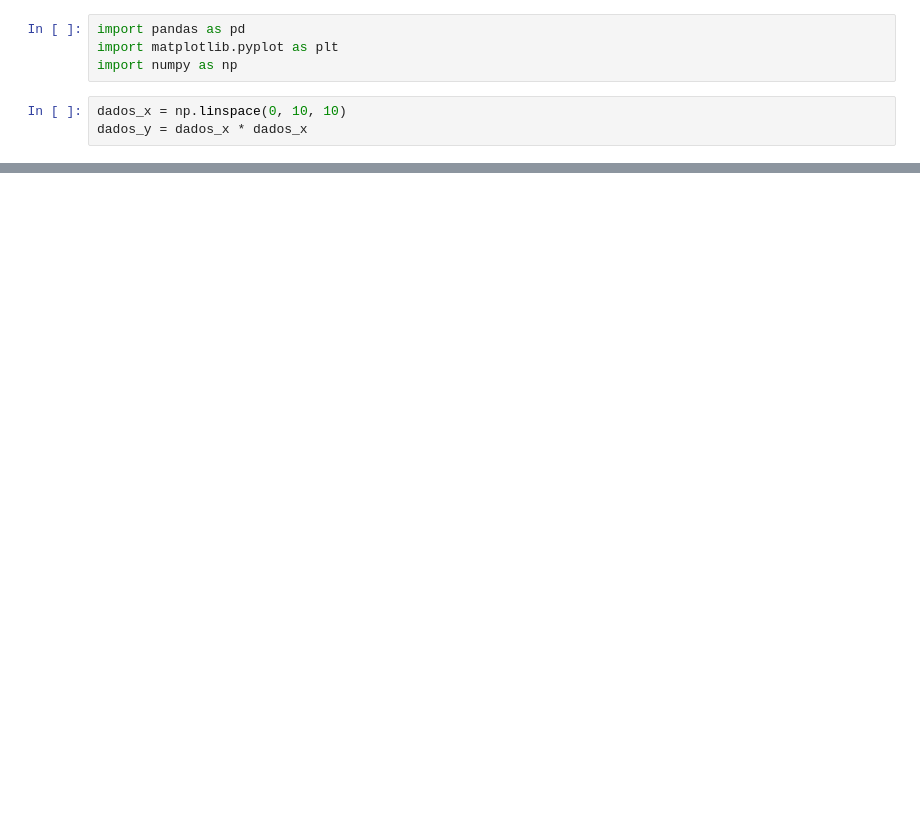
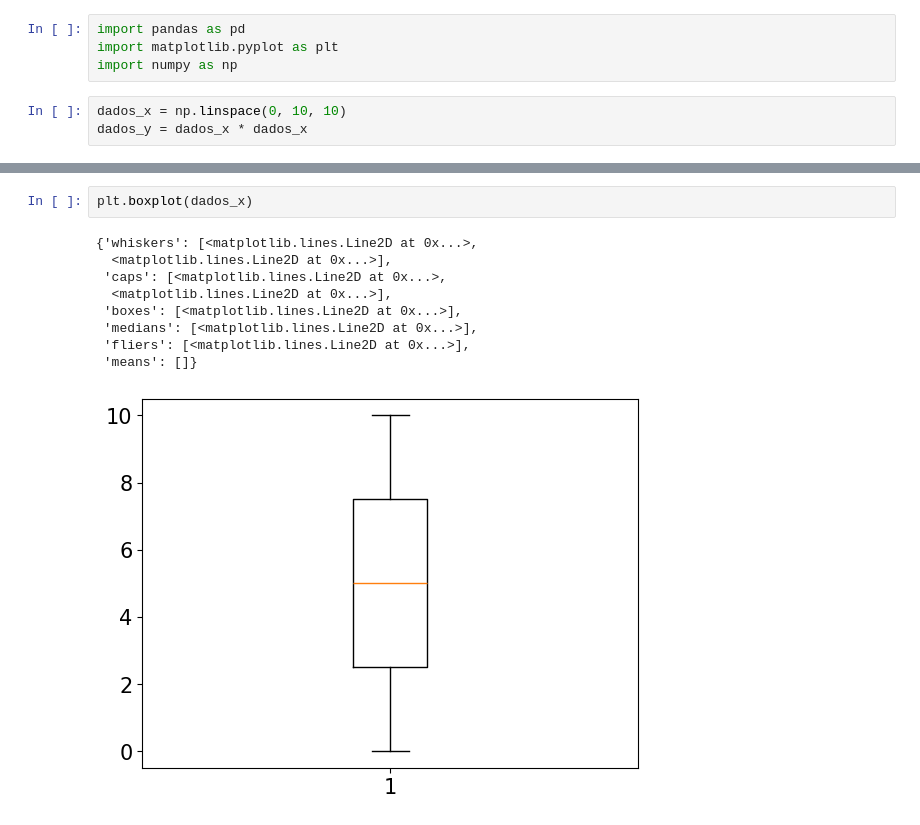
Before and after one commit to sarahsilvap/IA-e-BigData, a Jupyter notebook: Aula03/ex1.ipynb, the cells around one changed output, grey strips where cells are left out. Saved outputs shown, nothing was run; the diff lists cells and outputs as text; blank space fills up the shorter version.

```diff
--- a/Aula03/ex1.ipynb
+++ b/Aula03/ex1.ipynb
@@ -15,0 +54,12 @@ plt.plot(dados_x, dados_y, color = 'red', linewidth = 2, marker = 'o', linestyle
+# %%
+plt.boxplot(dados_x)
+# %% [output]
+{'whiskers': [<matplotlib.lines.Line2D at 0x...>,
+  <matplotlib.lines.Line2D at 0x...>],
+ 'caps': [<matplotlib.lines.Line2D at 0x...>,
+  <matplotlib.lines.Line2D at 0x...>],
+ 'boxes': [<matplotlib.lines.Line2D at 0x...>],
+ 'medians': [<matplotlib.lines.Line2D at 0x...>],
+ 'fliers': [<matplotlib.lines.Line2D at 0x...>],
+ 'means': []}
+[figure, added]
```
Also changed, not shown: parts of 3 cells of this notebook, 3 other files.
